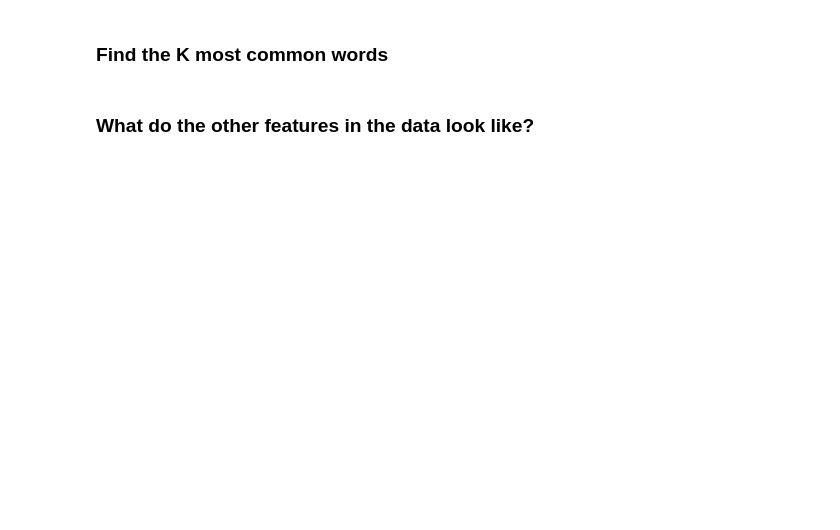
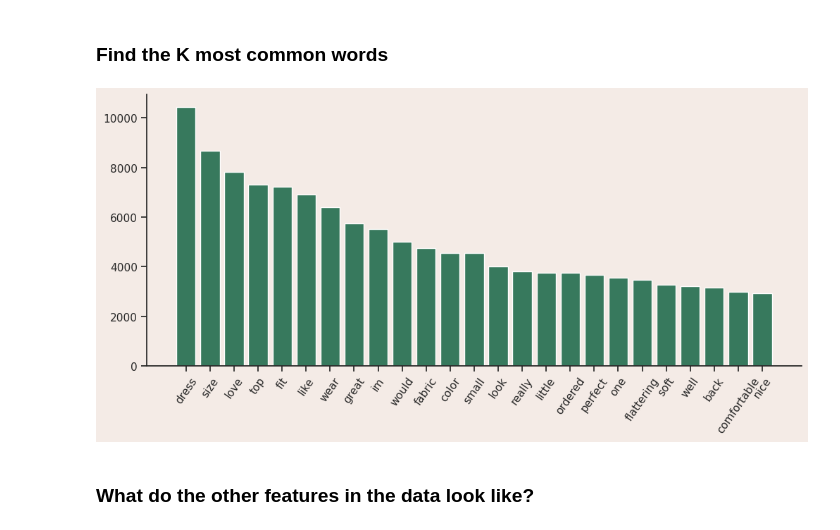
Before and after one commit to Schots/full-stack-ml-metaflow-corise-week-1, a Jupyter notebook: project/schots_analysis.ipynb, the cells around one changed output. Cells and saved outputs as stored; diff of their text form; code cells hidden in the pictures; blank space fills up the shorter version.

```diff
--- a/project/schots_analysis.ipynb
+++ b/project/schots_analysis.ipynb
@@ -180,7 +180,7 @@ negative_color = "red"
 N = 10
 
 # fetch subset of data
-idxs = np.random.choice(reviews.index, 10, replace=False)
+idxs = np.random.choice(reviews.index, 1, replace=False)
 _labels_subset = labels[idxs]
 _reviews_subset = reviews[idxs]
 
@@ -241,7 +227,9 @@ words, counts = zip(*Counter(non_stopwords).most_common(K))
 # %%
 fig, ax = plt.subplots(1, 1, figsize=(12, 5))
 plt.xticks(rotation=55)
-ax.bar(x=words, height=counts, color=GREEN)
+_= ax.bar(x=words, height=counts, color=GREEN)
+# %% [output]
+[figure, added]
 # %% [markdown]
 ### What do the other features in the data look like?
 # %%
```
Also changed, not shown: parts of 8 cells of this notebook.
